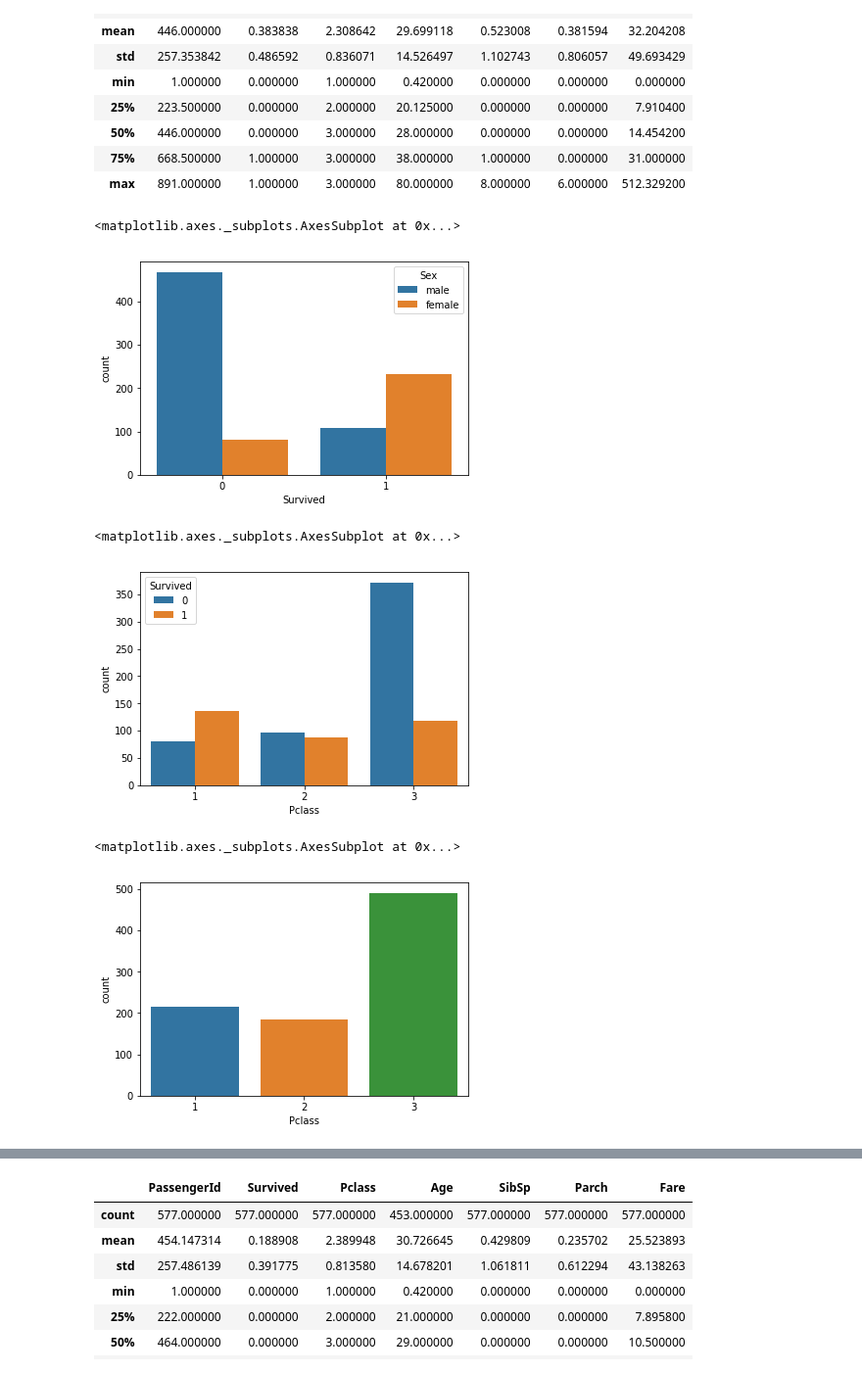
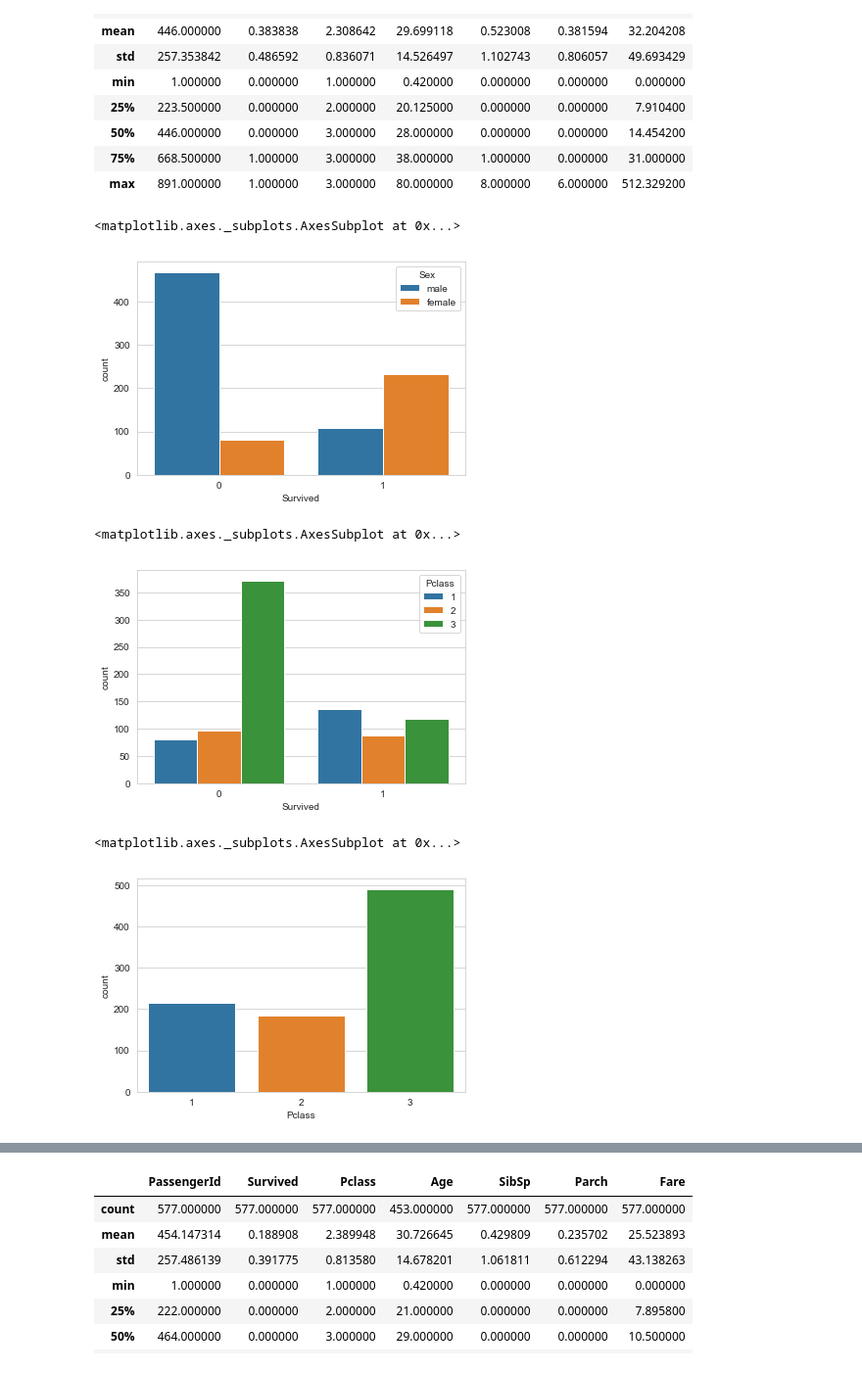
Before and after one commit to agrai1/Predicting-Survivors, a Jupyter notebook: Kaggle data playing 8-30-18.ipynb, the cells around one changed output, grey strips where cells are left out. Shown at 98% size. Saved outputs shown, nothing was run; the diff lists cells and outputs as text; code cells hidden in the pictures.

```diff
--- a/Kaggle data playing 8-30-18.ipynb
+++ b/Kaggle data playing 8-30-18.ipynb
@@ -3,6 +3,7 @@ import numpy as np
 import pandas as pd
 import seaborn as sns
 import matplotlib.pyplot as plt
+sns.set_style('whitegrid')
 %matplotlib inline
 # %%
 df = pd.read_csv('train.csv')
@@ -43,15 +44,15 @@ df.describe()
 sns.countplot(x='Survived', hue='Sex', data=df)
 # %% [output]
 <matplotlib.axes._subplots.AxesSubplot at 0x...>
-[figure, old version]
+[figure, new version]
 # %%
-sns.countplot(x='Pclass',hue='Survived',data=df)
+sns.countplot(x='Survived',hue='Pclass',data=df)
 # %% [output]
 <matplotlib.axes._subplots.AxesSubplot at 0x...>
-[figure, old version]
+[figure, new version]
 # %%
 sns.countplot(x='Pclass',data=df)
 # %% [output]
 <matplotlib.axes._subplots.AxesSubplot at 0x...>
-[figure, old version]
+[figure, new version]
 # %%
```
Also changed, not shown: parts of 45 cells of this notebook.
